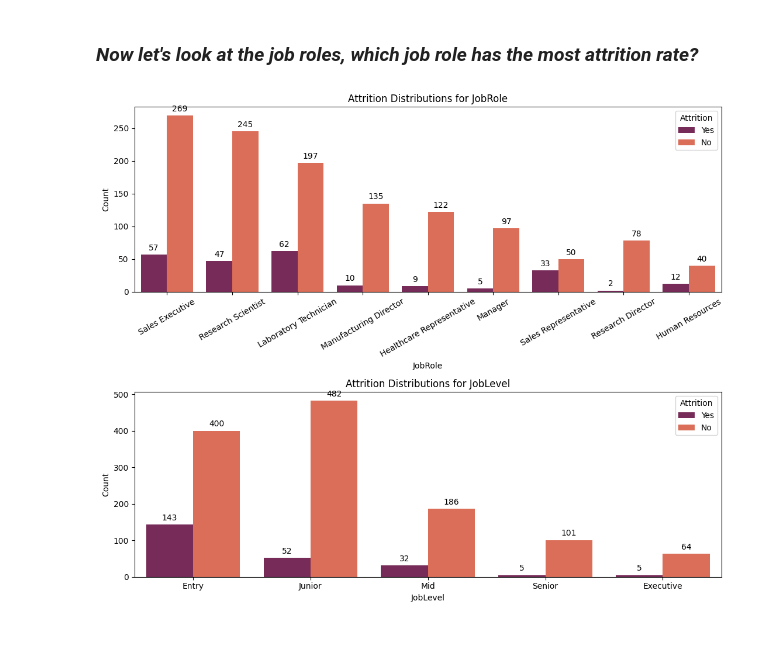
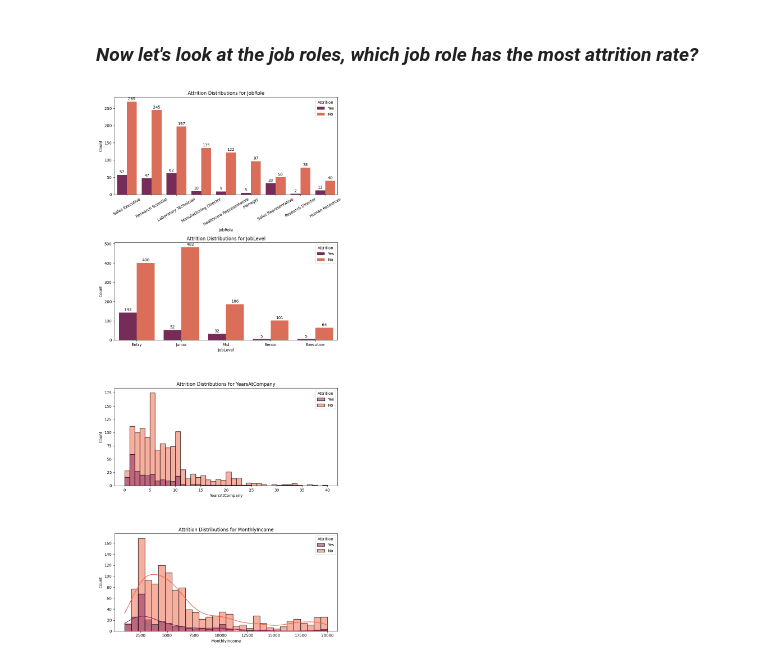
Before and after one commit to selvet-elo/IBM-Employee-Attrition-Dataset, a Jupyter notebook: IBM_HR_data_visualization.ipynb, the cells around one changed output. Drawn from its saved outputs; the diff is of its cells as text; code cells hidden in the pictures; blank space fills up the shorter version.

```diff
--- a/IBM_HR_data_visualization.ipynb
+++ b/IBM_HR_data_visualization.ipynb
@@ -49,7 +49,7 @@ def dist_plot(df, x_col, hue_col, ax=None, order=None, ticks_rot=0):
     ax.set_ylabel('Count')
     ax.set_title(f'{hue_col} Distributions for {x_col}')
     for bars in count_plt.containers:
-        ax.bar_label(bars, fmt='%d', label_type='edge', padding=3)
+        ax.bar_label(bars, fmt='%d', label_type='edge', padding=2)
     ax.tick_params(axis='x', rotation=ticks_rot)
 # %%
 dist_plot(df, x_col='Department', hue_col='Attrition')
@@ -122,11 +122,18 @@ Considering all these factors, we can generalize that lower work satisfaction si
 # %% [markdown]
 ### ***Now let's look at the job roles, which job role has the most attrition rate?***
 # %%
-fig, axes = plt.subplots(2,1, figsize=(11, 9))
+fig, axes = plt.subplots(4,1, figsize=(9, 20))
+
 dist_plot(df, x_col='JobRole', hue_col='Attrition', ax=axes[0], ticks_rot=30)
 dist_plot(df_1, x_col='JobLevel', hue_col='Attrition', ax=axes[1], order=job_lvl)
+sns.histplot(df, x='YearsAtCompany', hue='Attrition', bins=40, ax=axes[2], palette='rocket')
+sns.histplot(df, x='MonthlyIncome', hue='Attrition',bins=30, kde=True, ax=axes[3], palette='rocket')
+
+axes[2].set_title('Attrition Distributions for YearsAtCompany')
+axes[3].set_title('Attrition Distributions for MonthlyIncome')
+
 
 plt.tight_layout()
 plt.show()
 # %% [output]
-[figure, old version]
+[figure, new version]
```
Also changed, not shown: parts of 3 cells of this notebook, 1 other file.
